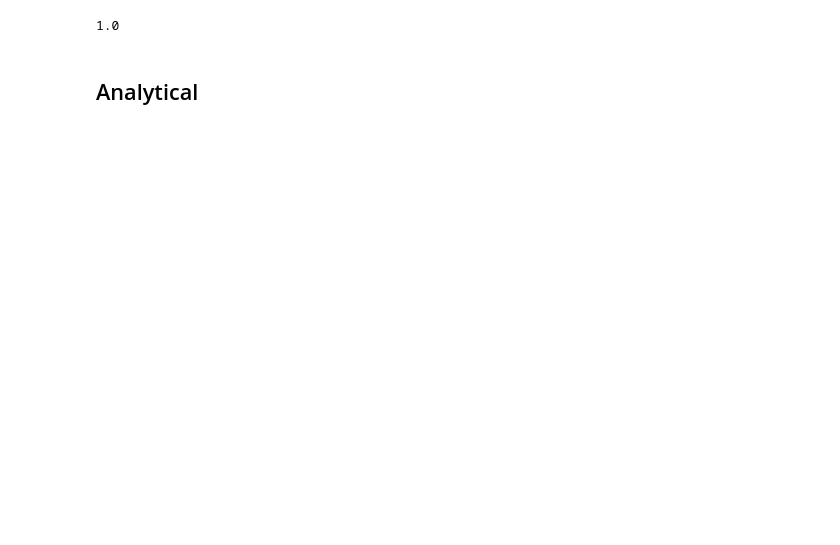
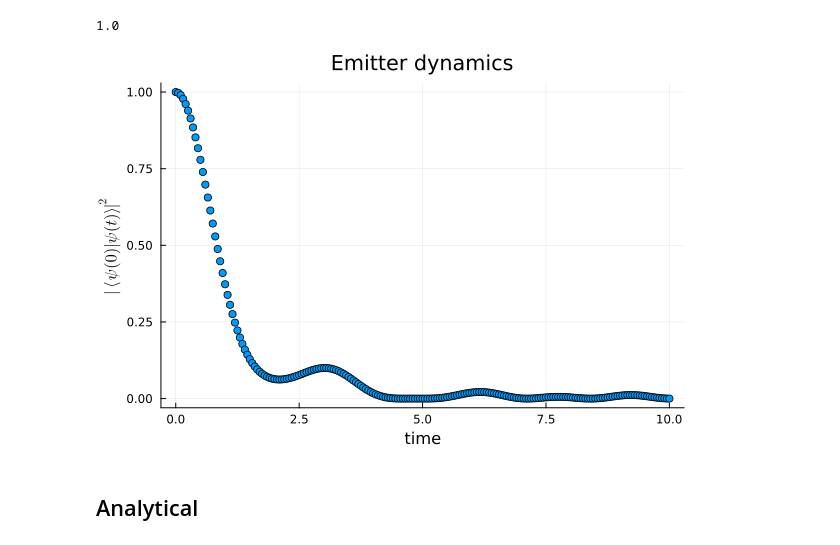
Before and after one commit to spaniego/SergioPhDRepo, a Jupyter notebook: 1d_photonic.ipynb, the cells around one changed output. Cells and saved outputs as stored; diff of their text form; code cells hidden in the pictures; blank space fills up the shorter version.

```diff
--- a/1d_photonic.ipynb
+++ b/1d_photonic.ipynb
@@ -13,3 +15,16 @@ N = 100 # photonic nodes
 J = 1.0 # hopping strength
 # %% [output]
 1.0
+# %%
+function hamiltonian(N,J,periodic=true)
+    H = zeros(N,N)
+    for n in 1:N-1
+        H[n+1,n] = -J
+        H[n,n+1] = -J
+    end
+    if periodic
+        H[1,N] = -J
+        H[N,1] = -J
+    end
+    return H
+end
@@ -133,13 +218,22 @@ scatter(k_evals, evals[sort], title="Dispersion relation periodic", xlab="k", yl
 # %%
-initial_state = zeros(N)
-initial_state[50] = 1.0 # excite middle cavity
+ψ_0 = zeros(N+1)
+ψ_0[1] = 1.0 # excited QE, empty bath
 # %% [output]
 1.0
 # %%
 # evolution
-for t in 0:0.05:5
-    final_state = exp(-1im * H * t) * inital_state
-    initial_state = final_state
+times = collect(0:0.05:10)     # timestep
+decays = zeros(length(times)) # vector to store probability of emitter still being excited
+
+for (i,t) in enumerate(times)
+    ψ_t = exp(-1im * H_full * t) * ψ_0  # Schrodinger's equation
+    p_e = abs2(adjoint(ψ_0) * ψ_t) # Born's rule
+    decays[i] = p_e
+end
+
+scatter(times,decays, title="Emitter dynamics", xlab="time", ylab=L"|\langle \psi(0) | \psi(t) \rangle |^2", legend=false)
+# %% [output]
+[figure, added]
 # %% [markdown]
 <h2>Analytical</h2>
 # %%
```
Also changed, not shown: parts of 12 cells of this notebook.
